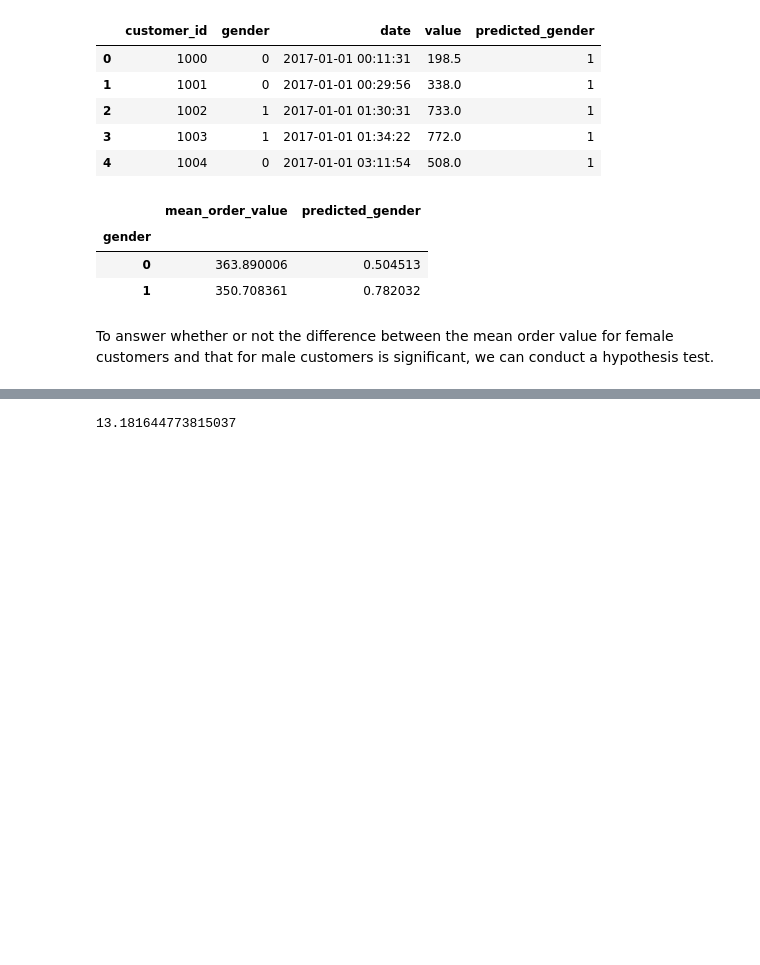
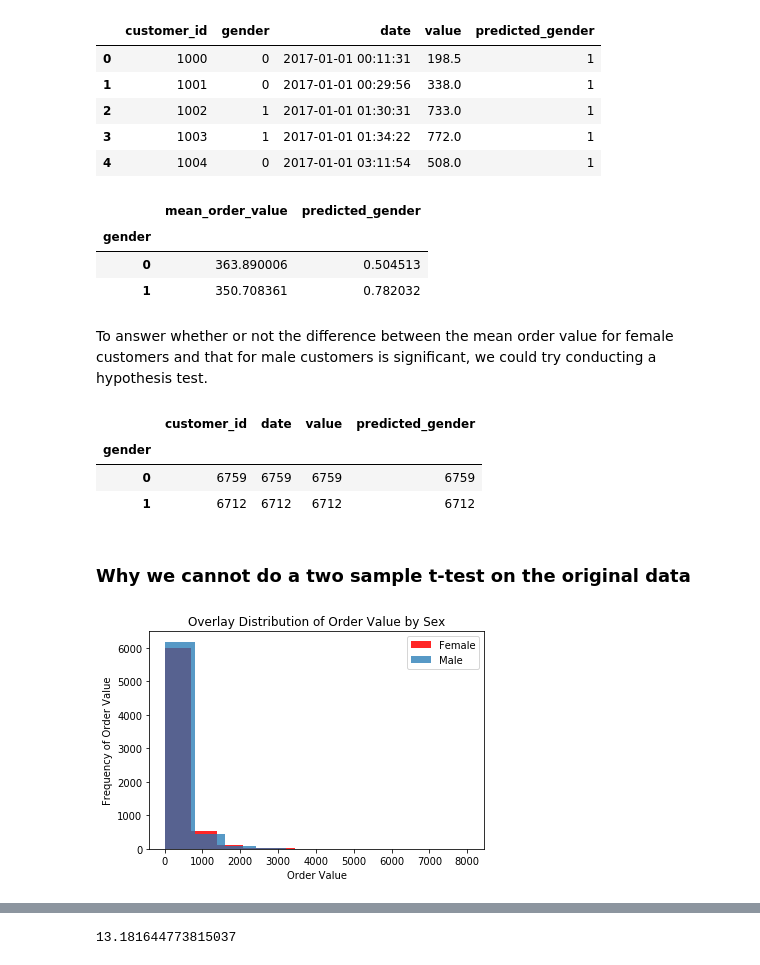
Before and after one commit to akong4110/EDA, a Jupyter notebook: EDA.ipynb, the cells around one changed output, grey strips where cells are left out. Cells and saved outputs as stored; diff of their text form; code cells hidden in the pictures; blank space fills up the shorter version.

```diff
--- a/EDA.ipynb
+++ b/EDA.ipynb
@@ -220,4 +220,23 @@ gender_mean
 | 0 | 363.890006 | 0.504513 |
 | 1 | 350.708361 | 0.782032 |
 # %% [markdown]
-To answer whether or not the difference between the mean order value for female customers and that for male customers is significant, we can conduct a hypothesis test.
+To answer whether or not the difference between the mean order value for female customers and that for male customers is significant, we could try conducting a hypothesis test.
+# %%
+orders.groupby("gender").count()
+# %% [output]
+|  | customer_id | date | value | predicted_gender |
+| gender |  |  |  |  |
+| 0 | 6759 | 6759 | 6759 | 6759 |
+| 1 | 6712 | 6712 | 6712 | 6712 |
+# %% [markdown]
+### Why we cannot do a two sample t-test on the original data
+# %%
+plt.hist(orders[orders['gender'] == 1]['value'], color = "red", label = "Female", alpha = 0.85)
+plt.hist(orders[orders['gender'] == 0]['value'], label = "Male", alpha = 0.75)
+
+plt.title("Overlay Distribution of Order Value by Sex")
+plt.xlabel("Order Value")
+plt.ylabel("Frequency of Order Value")
+plt.legend();
+# %% [output]
+[figure, added]
```
Also changed, not shown: parts of 26 cells of this notebook.
